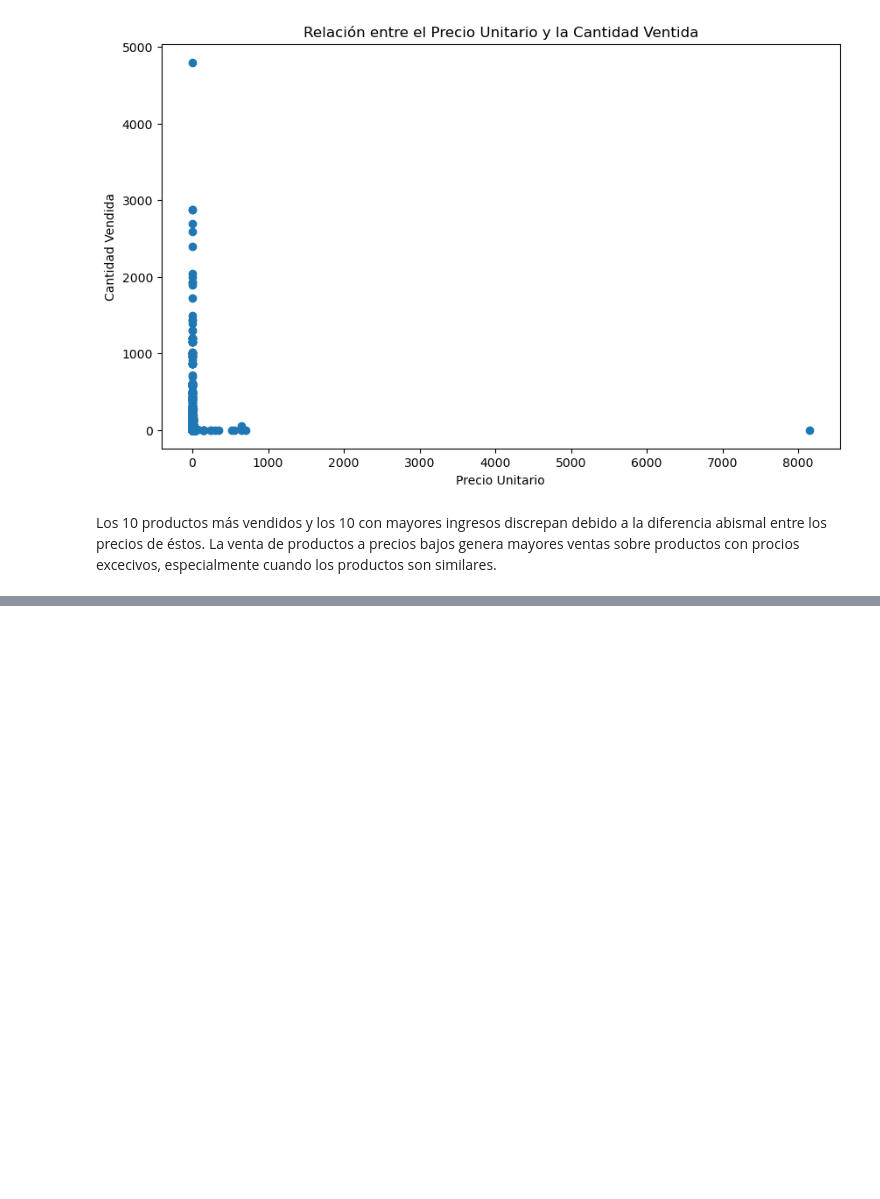
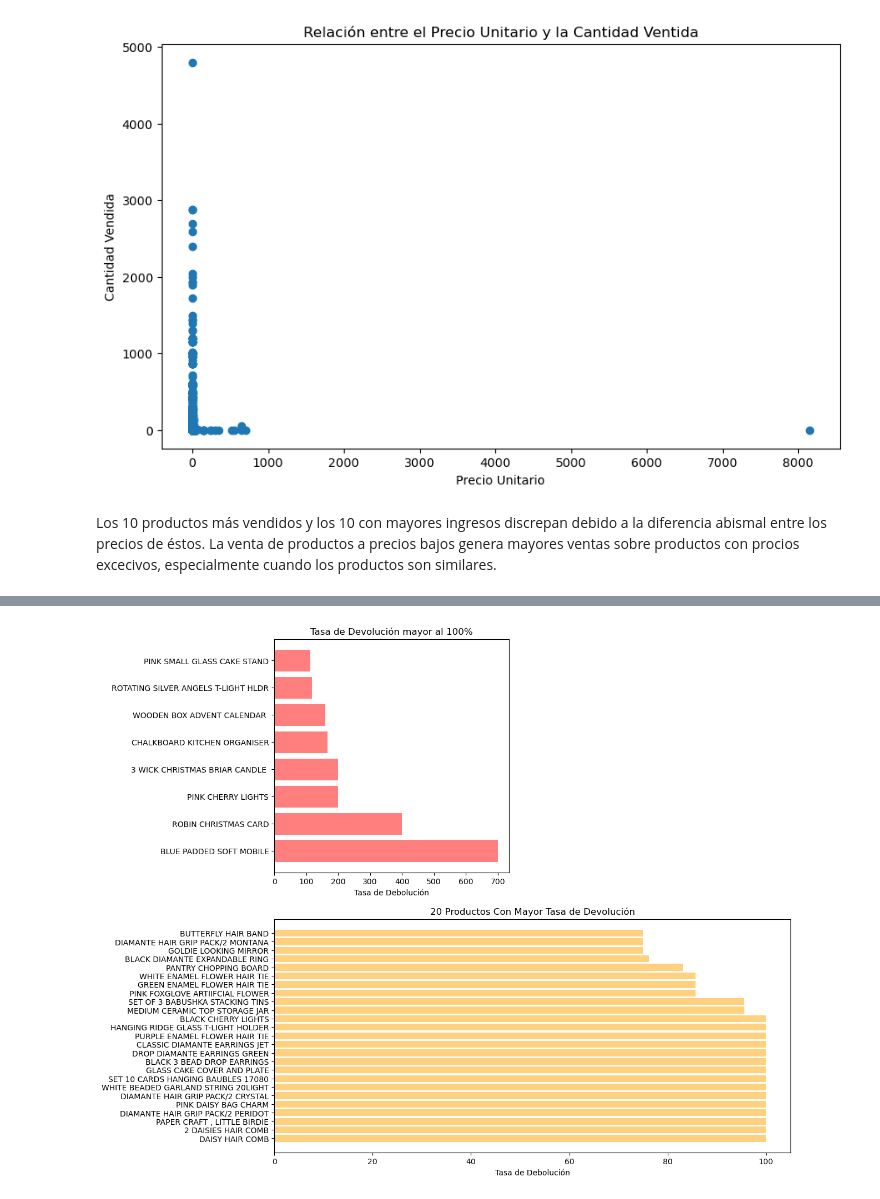
Before and after one commit to pahoalapizco/python_for_data_science, a Jupyter notebook: notebooks/4.0-numpy_pandas_da-analysis_01.ipynb, the cells around one changed output, grey strips where cells are left out. Drawn from its saved outputs; the diff is of its cells as text; code cells hidden in the pictures; blank space fills up the shorter version.

Commit message:
:sparkles: (FP) Online Retail Analysis: Analysis part 3

```diff
--- a/notebooks/4.0-numpy_pandas_da-analysis_01.ipynb
+++ b/notebooks/4.0-numpy_pandas_da-analysis_01.ipynb
@@ -192,7 +193,11 @@ Columnas a añadir al DataFrame:
 # %%
+# Dates info
 retail_cleaned["TotalAmount"] = retail_cleaned["Quantity"] * retail_cleaned["UnitPrice"]
 retail_cleaned["Year"] = retail_cleaned["InvoiceDate"].dt.year
 retail_cleaned["Month"] = retail_cleaned["InvoiceDate"].dt.month
+
+# Sales info
+retail_cleaned["Return"] = retail_cleaned["Quantity"] < 0
 # %%
 retail_cleaned.head()
 # %% [output]
@@ -340,0 +376,13 @@ Los 10 productos más vendidos y los 10 con mayores ingresos discrepan debido a
+# %%
+def return_rate_classification(value):
+  if value > 100:
+    return "Overwhelmed"
+  elif (value >= 70) & (value <= 100):
+    return "Hight"
+  elif (value >= 40) & (value < 70):
+    return "Medium"
+  else:
+    return "Low"
+# %%
+return_rates_data["Class"] = return_rates_data["Rate"].apply(return_rate_classification)
+return_rates_data.head()
@@ -340,0 +396,31 @@ Los 10 productos más vendidos y los 10 con mayores ingresos discrepan debido a
+# %%
+plt.figure(figsize=(12,12))
+
+# Gráfico de los productos con una tasa de devolución mayor al 100%
+overwhelmed_rate = return_rates_data.loc[return_rates_data["Class"] == "Overwhelmed", ["Description", "Rate"]]
+top_20_hight_rr = return_rates_data.loc[return_rates_data["Class"] == "Hight", ["Description", "Rate"]][:25]
+
+plt.subplot(2,2,1)
+plt.barh(
+  overwhelmed_rate["Description"],
+  overwhelmed_rate["Rate"],
+  color="red",
+  alpha=0.5
+)
+plt.title("Tasa de Devolución mayor al 100%")
+plt.xlabel("Tasa de Debolución")
+
+plt.subplot(2,1,2)
+plt.barh(
+  top_20_hight_rr["Description"],
+  top_20_hight_rr["Rate"],
+  color="orange",
+  alpha=0.5
+)
+plt.title("20 Productos Con Mayor Tasa de Devolución")
+plt.xlabel("Tasa de Debolución")
+
+
+plt.show()
+# %% [output]
+[figure, added]
```
Also changed, not shown: parts of 6 cells of this notebook.
